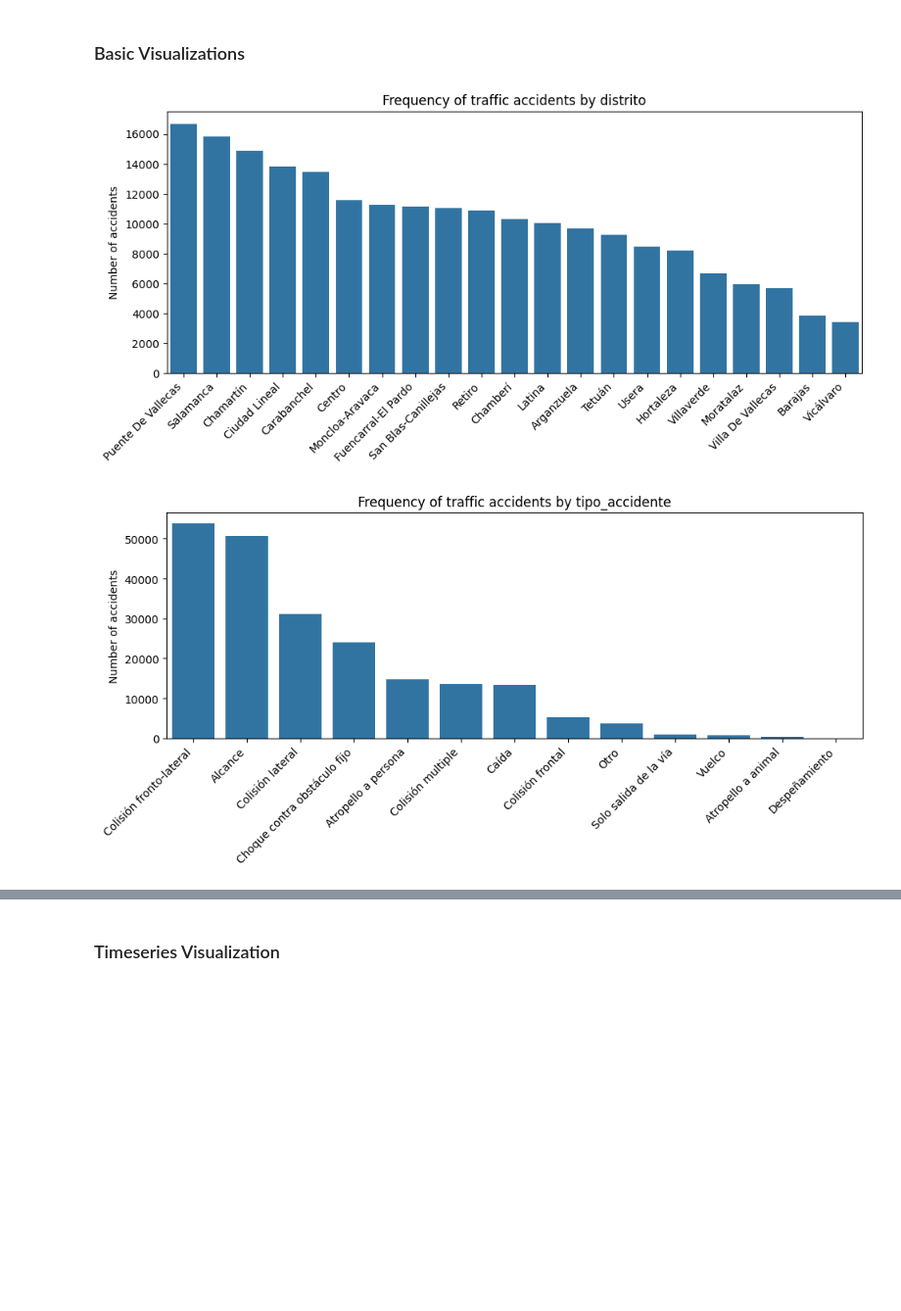
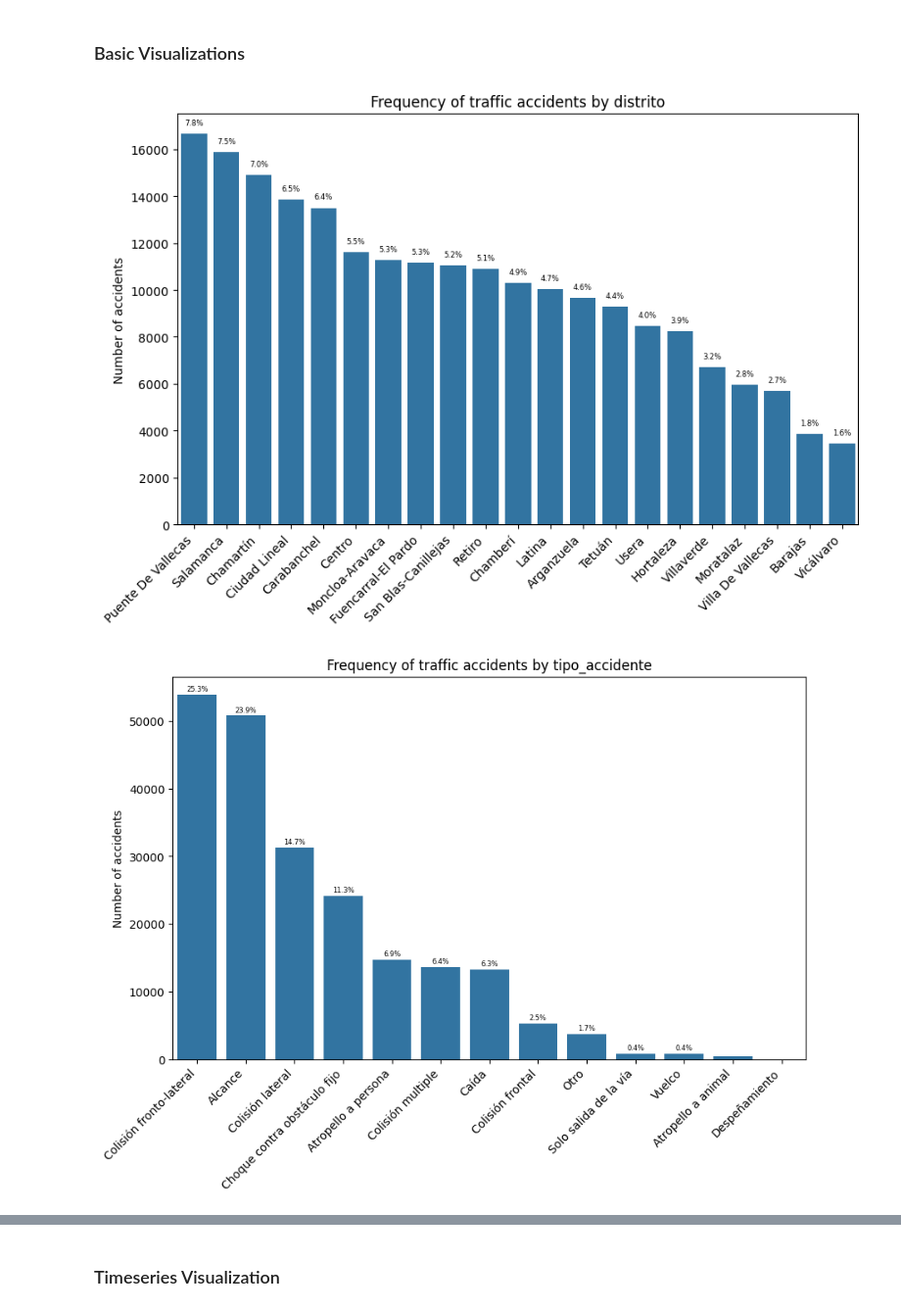
Before and after one commit to leomed512/traffic_accidents_madrid, a Jupyter notebook: traffic_accidents.ipynb, the cells around one changed output, grey strips where cells are left out. Shown at 98% size. Saved outputs shown, nothing was run; the diff lists cells and outputs as text; code cells hidden in the pictures; blank space fills up the shorter version.

Commit message:
update to charts

```diff
--- a/traffic_accidents.ipynb
+++ b/traffic_accidents.ipynb
@@ -392,15 +392,47 @@ df_traffic = pd.read_csv('traffic_accidents_clean.csv')
 # %% [markdown]
 ### Basic Visualizations
 # %%
-for column in ['distrito', 'tipo_accidente' ,'condiciones_meteorológicas', 'tipo_vehiculo', 'lesividad', 'rango_edad', 'sexo','alcohol_test', 'drogas_test']:
-    plt.figure(figsize=(10, 5))
-    sns.countplot(data=df_clean, x=column, order=df_clean[column].value_counts().index)
+for column in ['distrito', 'tipo_accidente', 'condiciones_meteorológicas', 'tipo_vehiculo', 'lesividad', 'rango_edad', 'sexo']:
+    plt.figure(figsize=(10, 6))
+    ax = sns.countplot(data=df_clean, x=column, order=df_clean[column].value_counts().index)
     plt.xticks(rotation=45, ha='right')
     plt.title(f'Frequency of traffic accidents by {column}')
     plt.ylabel('Number of accidents')
     plt.xlabel('')
-    plt.tight_layout()
+
+    # Add percentage labels
+    total = len(df_clean)
+    for p in ax.patches:
+        height = p.get_height()
+        percent = 100 * height / total
+        if percent > 0.3:
+            ax.annotate(f'{percent:.1f}%',
+                        (p.get_x() + p.get_width() / 2, height+300),
+                        ha='center', va='bottom', fontsize=6, rotation=0)
+
+    plt.subplots_adjust(bottom=0.1)
     plt.show()
+#----------------- Substances tests -----
+
+fig, axes = plt.subplots(1, 2, figsize=(12, 5))
+
+for i, col in enumerate(['alcohol_test', 'drogas_test']):
+    ax = axes[i]
+    sns.countplot(data=df_clean, x=col, order=df_clean[col].value_counts().index, ax=ax)
+
+    ax.set_title(f'Results of {col.replace("_", " ").title()}')
+    ax.set_ylabel('Number of Accidents')
+    ax.set_xlabel('')
+
+    total = len(df_clean)
+    for p in ax.patches:
+        height = p.get_height()
+        percent = 100 * height / total
+        ax.annotate(f'{percent:.1f}%',
+                    (p.get_x() + p.get_width() / 2, height +3000),
+                    ha='center', va='center', fontsize=9)
+plt.tight_layout()
+plt.show()
 # %% [output]
-[figure, old version]
+[figure, new version]
-[figure, old version]
+[figure, new version]
```
Also changed, not shown: parts of 3 cells of this notebook.
